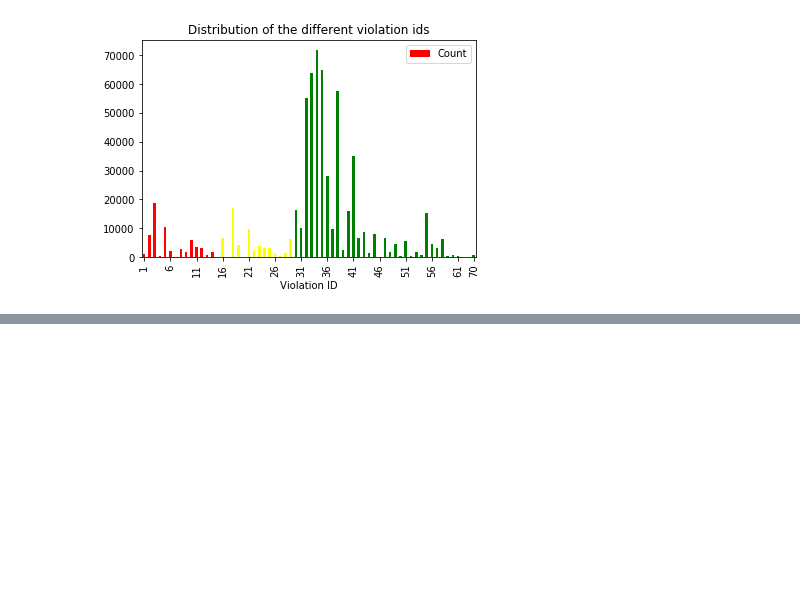
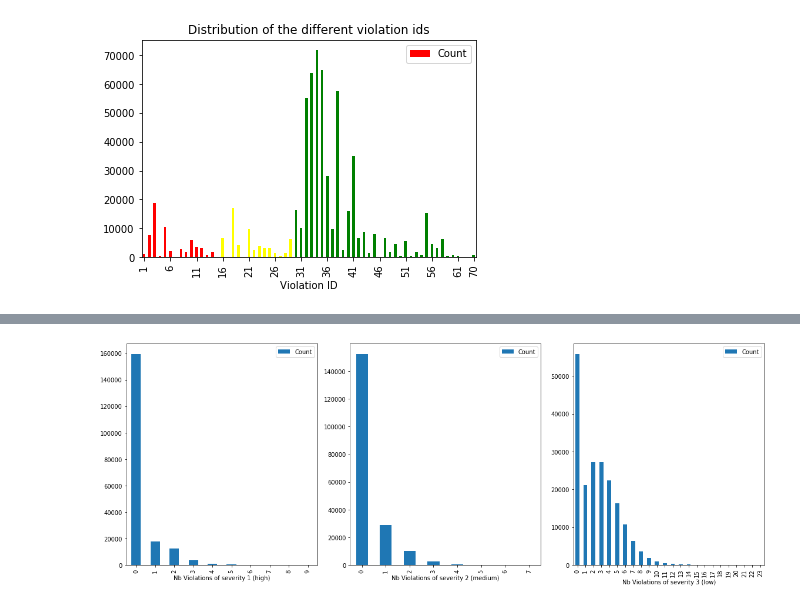
Before and after one commit to VodopaDev/CS401-Chicago-Crime-Analysis, a Jupyter notebook: violations.ipynb, the cells around one changed output, grey strips where cells are left out. Cells and saved outputs as stored; diff of their text form; code cells hidden in the pictures; blank space fills up the shorter version.

```diff
--- a/violations.ipynb
+++ b/violations.ipynb
@@ -120,0 +155,5 @@ Text(0.5, 1.0, 'Distribution of the risk level for the violations')
+# %%
+df_violation_ids['Nb Violations of severity 1 (high)'] = df_violation_ids['Violation IDs'].apply(lambda violation_ids: len([x for x in violation_ids if x != 'nan' and is_violation_high_severity(int(x))]))
+df_violation_ids['Nb Violations of severity 2 (medium)'] = df_violation_ids['Violation IDs'].apply(lambda violation_ids: len([x for x in violation_ids if x != 'nan' and is_violation_medium_severity(int(x))]))
+df_violation_ids['Nb Violations of severity 3 (low)'] = df_violation_ids['Violation IDs'].apply(lambda violation_ids: len([x for x in violation_ids if x != 'nan' and is_violation_low_severity(int(x))]))
+df_violation_ids[['Nb Violations', 'Nb Violations of severity 1 (high)', 'Nb Violations of severity 2 (medium)', 'Nb Violations of severity 3 (low)']].head()
@@ -120,0 +167,11 @@ Text(0.5, 1.0, 'Distribution of the risk level for the violations')
+# %%
+fig = plt.figure(figsize=(16, 6))
+ax1 = fig.add_subplot(131)
+ax2 = fig.add_subplot(132)
+ax3 = fig.add_subplot(133)
+df_violation_ids[['Inspection ID', 'Nb Violations of severity 1 (high)']].groupby('Nb Violations of severity 1 (high)').count().rename(columns={'Inspection ID' : 'Count'}).plot.bar(ax=ax1)
+df_violation_ids[['Inspection ID', 'Nb Violations of severity 2 (medium)']].groupby('Nb Violations of severity 2 (medium)').count().rename(columns={'Inspection ID' : 'Count'}).plot.bar(ax=ax2)
+df_violation_ids[['Inspection ID', 'Nb Violations of severity 3 (low)']].groupby('Nb Violations of severity 3 (low)').count().rename(columns={'Inspection ID' : 'Count'}).plot.bar(ax=ax3)
+plt.tight_layout()
+# %% [output]
+[figure, added]
```
Also changed, not shown: parts of 8 cells of this notebook.
